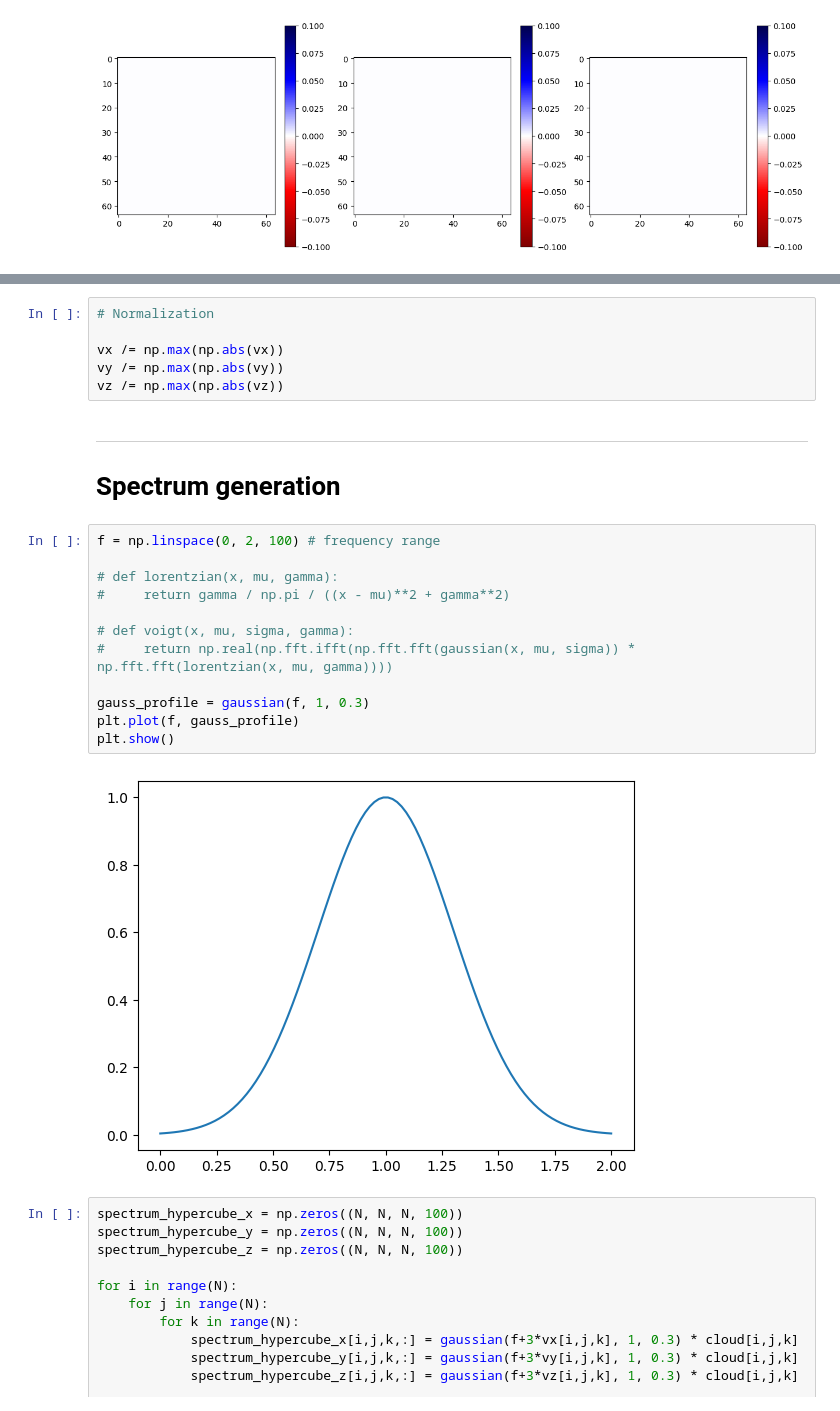
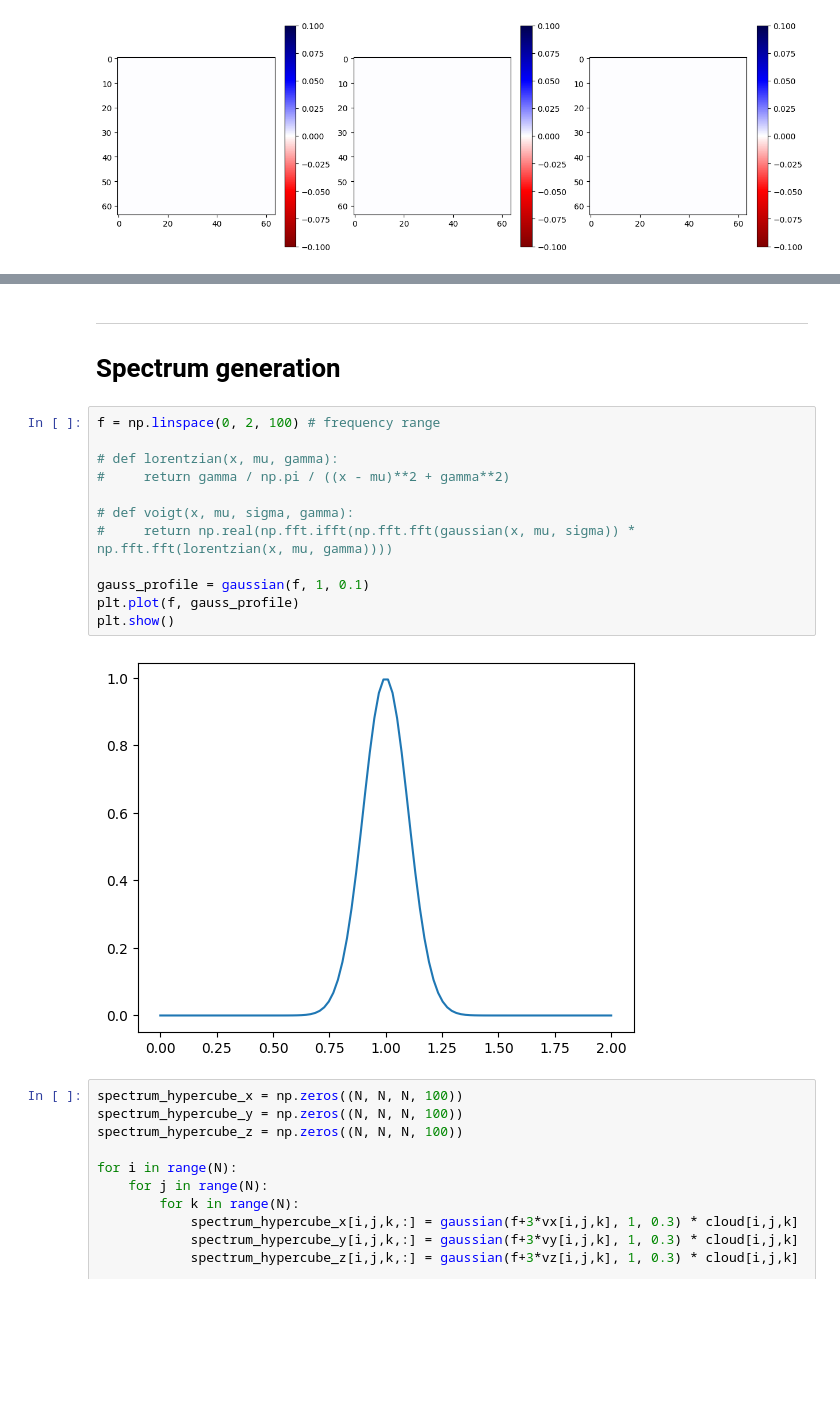
Before and after one commit to LeiRoF/M2-Internship, a Jupyter notebook: Generate_Dataset.ipynb, the cells around one changed output, grey strips where cells are left out. Drawn from its saved outputs; the diff is of its cells as text; blank space fills up the shorter version.

```diff
--- a/Generate_Dataset.ipynb
+++ b/Generate_Dataset.ipynb
@@ -114,9 +136,3 @@ plot.sum_in_3_directions(vz, "seismic_r")
-# %%
-# Normalization
-
-vx /= np.max(np.abs(vx))
-vy /= np.max(np.abs(vy))
-vz /= np.max(np.abs(vz))
 # %% [markdown]
 ---
 
@@ -124,17 +140,17 @@ vz /= np.max(np.abs(vz))
 # %%
 f = np.linspace(0, 2, 100) # frequency range
 
 # def lorentzian(x, mu, gamma):
 #     return gamma / np.pi / ((x - mu)**2 + gamma**2)
 
 # def voigt(x, mu, sigma, gamma):
 #     return np.real(np.fft.ifft(np.fft.fft(gaussian(x, mu, sigma)) * np.fft.fft(lorentzian(x, mu, gamma))))
 
-gauss_profile = gaussian(f, 1, 0.3)
+gauss_profile = gaussian(f, 1, 0.1)
 plt.plot(f, gauss_profile)
 plt.show()
 # %% [output]
-[figure, old version]
+[figure, new version]
 # %%
 spectrum_hypercube_x = np.zeros((N, N, N, 100))
 spectrum_hypercube_y = np.zeros((N, N, N, 100))
```
Also changed, not shown: parts of 22 cells of this notebook, 2 other files.
